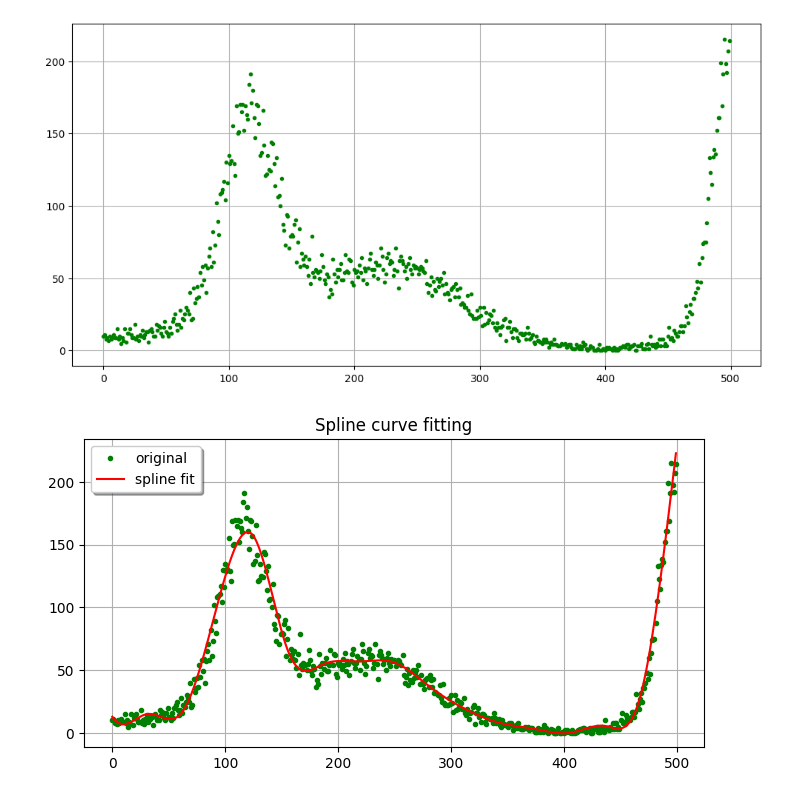
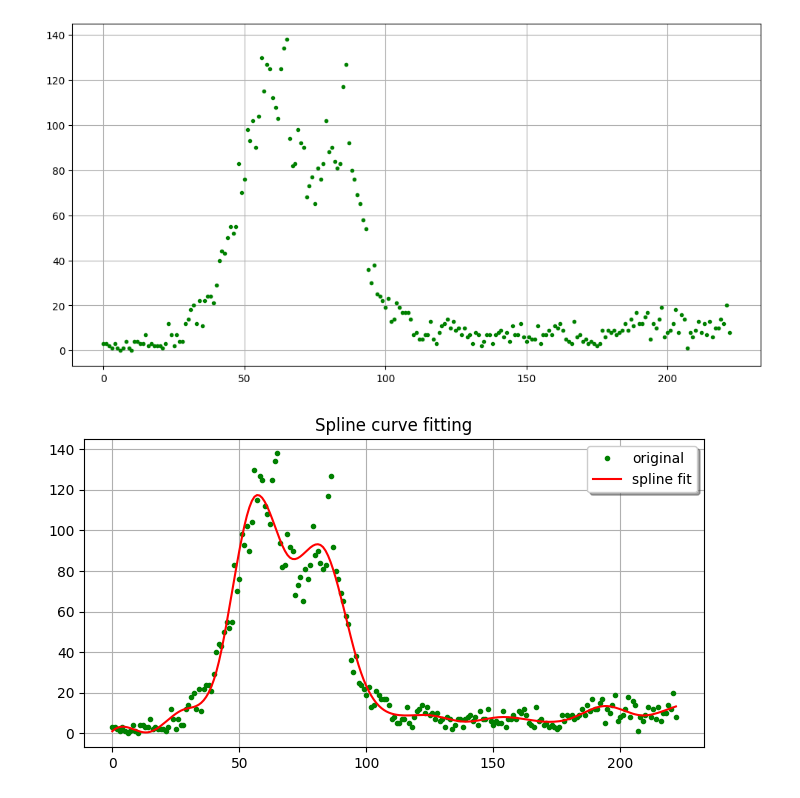
Before and after one commit to Averydx/PF_Estimation, a Jupyter notebook: jupyter notebooks/spline.ipynb, the cells around one changed output. Cells and saved outputs as stored; diff of their text form; code cells hidden in the pictures.

```diff
--- a/jupyter notebooks/spline.ipynb
+++ b/jupyter notebooks/spline.ipynb
@@ -4,7 +4,7 @@ from scipy import interpolate
 import matplotlib.pyplot as plt
 import numpy as np
 
-df=pd.read_csv('../data_sets/beta_test.csv')
+df=pd.read_csv('/Users/averydrennan/PF_ConfidenceIntervals/PF_Estimation/data_sets/FLU_HOSPITALIZATIONS.csv')
 
 df = df.to_numpy()
 
@@ -12,32 +12,32 @@ y = []
 
 for i,item in enumerate(df):
     y.append(item[1])
 
 x=range(0,len(y))
 plt.figure(figsize=(12, 6))
 plt.plot(x, y, '.', c="g")
 plt.grid()
 plt.show()
 
 
 knot_numbers = 15
 x_new = np.linspace(0, 1, knot_numbers+2)[1:-1]
 q_knots = np.quantile(x, x_new)
 
 t,c,k = interpolate.splrep(x, y, t=q_knots, s=1)
 yfit = interpolate.BSpline(t,c,k)(x)
 
 df = pd.DataFrame(yfit)
 
 df.to_csv('../data_sets/FLU_HOSP_SPLINE.csv')
 
 plt.figure(figsize=(8, 4))
 plt.title("Spline curve fitting")
 plt.plot(x, y, '.', c="g", label="original")
 plt.plot(x, yfit, '-', c="r", label="spline fit")
 plt.legend(loc='best', fancybox=True, shadow=True)
 plt.grid()
 plt.show()
 # %% [output]
-[figure, old version]
+[figure, new version]
-[figure, old version]
+[figure, new version]
```
Also changed, not shown: 4 other files.
